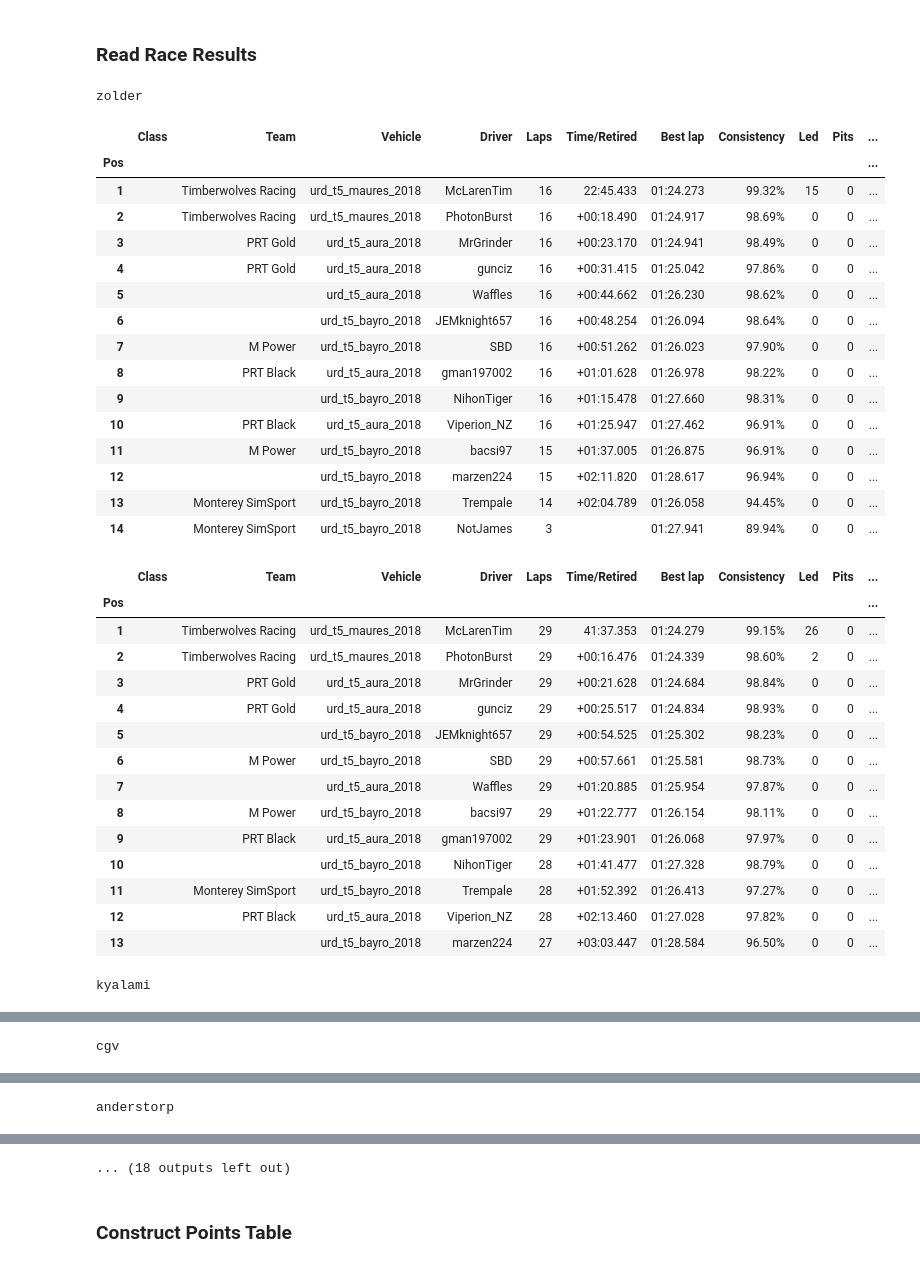
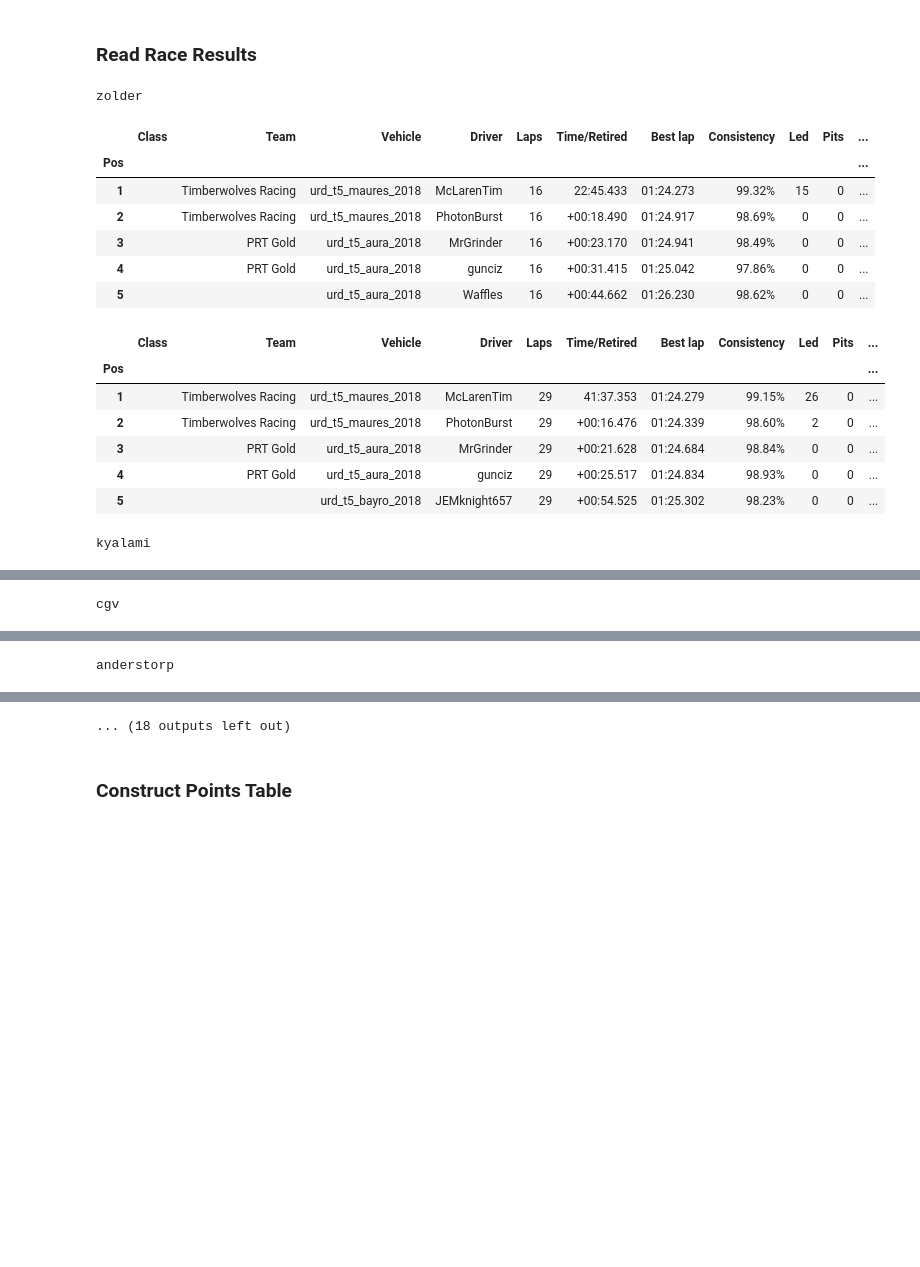
Before and after one commit to denniscfeng/simresults-to-table, a Jupyter notebook: ResultsToChampionshipTables.ipynb, the cells around one changed output, grey strips where cells are left out. Saved outputs shown, nothing was run; the diff lists cells and outputs as text; code cells hidden in the pictures; blank space fills up the shorter version.

```diff
--- a/ResultsToChampionshipTables.ipynb
+++ b/ResultsToChampionshipTables.ipynb
@@ -352,33 +352,24 @@ display(series_tracks_table)
 # %%
 race_reports = {}
 
 for race, race_row in series_tracks_table.iterrows():
 
     race_path = "{}/{}".format(series, race)
     if os.path.isdir(race_path):
         race_reports[race] = RaceReport(series_sessions, series, race, drivers_table=series_drivers_table, points_table=series_points_table, csv_manual_adjustment=race_row["csv_manual_adjustment"])
         print(race)
-        [display(race_reports[race].tables[session]) for session in series_race_sessions]
+        [display(race_reports[race].tables[session].head()) for session in series_race_sessions]
     else:
         print(race, "not found")
 # %% [output]
 zolder
 |  | Class | Team | Vehicle | Driver | Laps | Time/Retired | Best lap | Consistency | Led | Pits | ... |
 | Pos |  |  |  |  |  |  |  |  |  |  | ... |
 | 1 |  | Timberwolves Racing | urd_t5_maures_2018 | McLarenTim | 16 | 22:45.433 | 01:24.273 | 99.32% | 15 | 0 | ... |
 | 2 |  | Timberwolves Racing | urd_t5_maures_2018 | PhotonBurst | 16 | +00:18.490 | 01:24.917 | 98.69% | 0 | 0 | ... |
 | 3 |  | PRT Gold | urd_t5_aura_2018 | MrGrinder | 16 | +00:23.170 | 01:24.941 | 98.49% | 0 | 0 | ... |
 | 4 |  | PRT Gold | urd_t5_aura_2018 | gunciz | 16 | +00:31.415 | 01:25.042 | 97.86% | 0 | 0 | ... |
 | 5 |  |  | urd_t5_aura_2018 | Waffles | 16 | +00:44.662 | 01:26.230 | 98.62% | 0 | 0 | ... |
-| 6 |  |  | urd_t5_bayro_2018 | JEMknight657 | 16 | +00:48.254 | 01:26.094 | 98.64% | 0 | 0 | ... |
-| 7 |  | M Power | urd_t5_bayro_2018 | SBD | 16 | +00:51.262 | 01:26.023 | 97.90% | 0 | 0 | ... |
-| 8 |  | PRT Black | urd_t5_aura_2018 | gman197002 | 16 | +01:01.628 | 01:26.978 | 98.22% | 0 | 0 | ... |
-| 9 |  |  | urd_t5_bayro_2018 | NihonTiger | 16 | +01:15.478 | 01:27.660 | 98.31% | 0 | 0 | ... |
-| 10 |  | PRT Black | urd_t5_aura_2018 | Viperion_NZ | 16 | +01:25.947 | 01:27.462 | 96.91% | 0 | 0 | ... |
-| 11 |  | M Power | urd_t5_bayro_2018 | bacsi97 | 15 | +01:37.005 | 01:26.875 | 96.91% | 0 | 0 | ... |
-| 12 |  |  | urd_t5_bayro_2018 | marzen224 | 15 | +02:11.820 | 01:28.617 | 96.94% | 0 | 0 | ... |
-| 13 |  | Monterey SimSport | urd_t5_bayro_2018 | Trempale | 14 | +02:04.789 | 01:26.058 | 94.45% | 0 | 0 | ... |
-| 14 |  | Monterey SimSport | urd_t5_bayro_2018 | NotJames | 3 |  | 01:27.941 | 89.94% | 0 | 0 | ... |
 |  | Class | Team | Vehicle | Driver | Laps | Time/Retired | Best lap | Consistency | Led | Pits | ... |
 | Pos |  |  |  |  |  |  |  |  |  |  | ... |
 | 1 |  | Timberwolves Racing | urd_t5_maures_2018 | McLarenTim | 29 | 41:37.353 | 01:24.279 | 99.15% | 26 | 0 | ... |
@@ -386,14 +377,6 @@ zolder
 | 3 |  | PRT Gold | urd_t5_aura_2018 | MrGrinder | 29 | +00:21.628 | 01:24.684 | 98.84% | 0 | 0 | ... |
 | 4 |  | PRT Gold | urd_t5_aura_2018 | gunciz | 29 | +00:25.517 | 01:24.834 | 98.93% | 0 | 0 | ... |
 | 5 |  |  | urd_t5_bayro_2018 | JEMknight657 | 29 | +00:54.525 | 01:25.302 | 98.23% | 0 | 0 | ... |
-| 6 |  | M Power | urd_t5_bayro_2018 | SBD | 29 | +00:57.661 | 01:25.581 | 98.73% | 0 | 0 | ... |
-| 7 |  |  | urd_t5_aura_2018 | Waffles | 29 | +01:20.885 | 01:25.954 | 97.87% | 0 | 0 | ... |
-| 8 |  | M Power | urd_t5_bayro_2018 | bacsi97 | 29 | +01:22.777 | 01:26.154 | 98.11% | 0 | 0 | ... |
-| 9 |  | PRT Black | urd_t5_aura_2018 | gman197002 | 29 | +01:23.901 | 01:26.068 | 97.97% | 0 | 0 | ... |
-| 10 |  |  | urd_t5_bayro_2018 | NihonTiger | 28 | +01:41.477 | 01:27.328 | 98.79% | 0 | 0 | ... |
-| 11 |  | Monterey SimSport | urd_t5_bayro_2018 | Trempale | 28 | +01:52.392 | 01:26.413 | 97.27% | 0 | 0 | ... |
-| 12 |  | PRT Black | urd_t5_aura_2018 | Viperion_NZ | 28 | +02:13.460 | 01:27.028 | 97.82% | 0 | 0 | ... |
-| 13 |  |  | urd_t5_bayro_2018 | marzen224 | 27 | +03:03.447 | 01:28.584 | 96.50% | 0 | 0 | ... |
 kyalami
 |  | Class | Team | Vehicle | Driver | Laps | Time/Retired | Best lap | Consistency | Led | Pits | ... |
 | Pos |  |  |  |  |  |  |  |  |  |  | ... |
```
Also changed, not shown: parts of 5 cells of this notebook, 1 other file.
